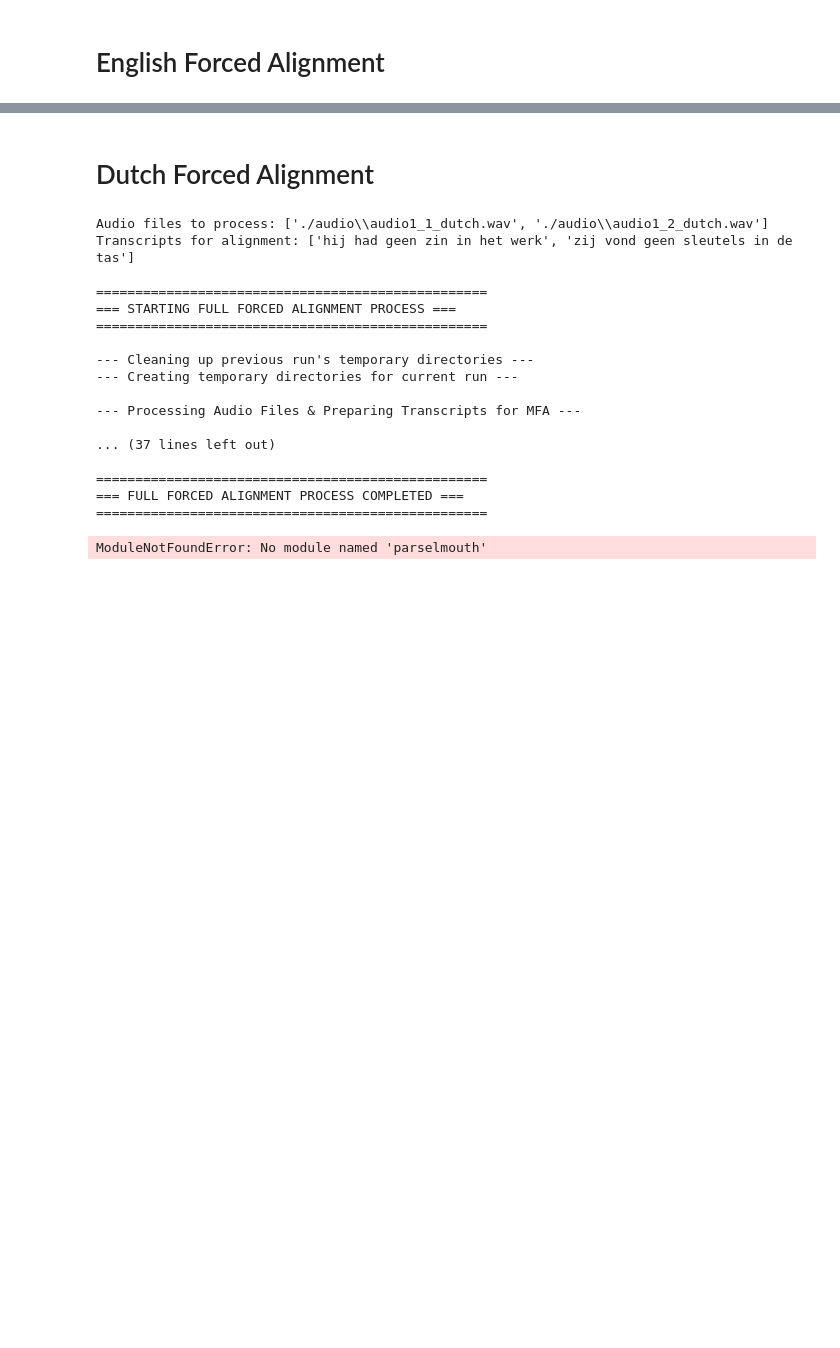
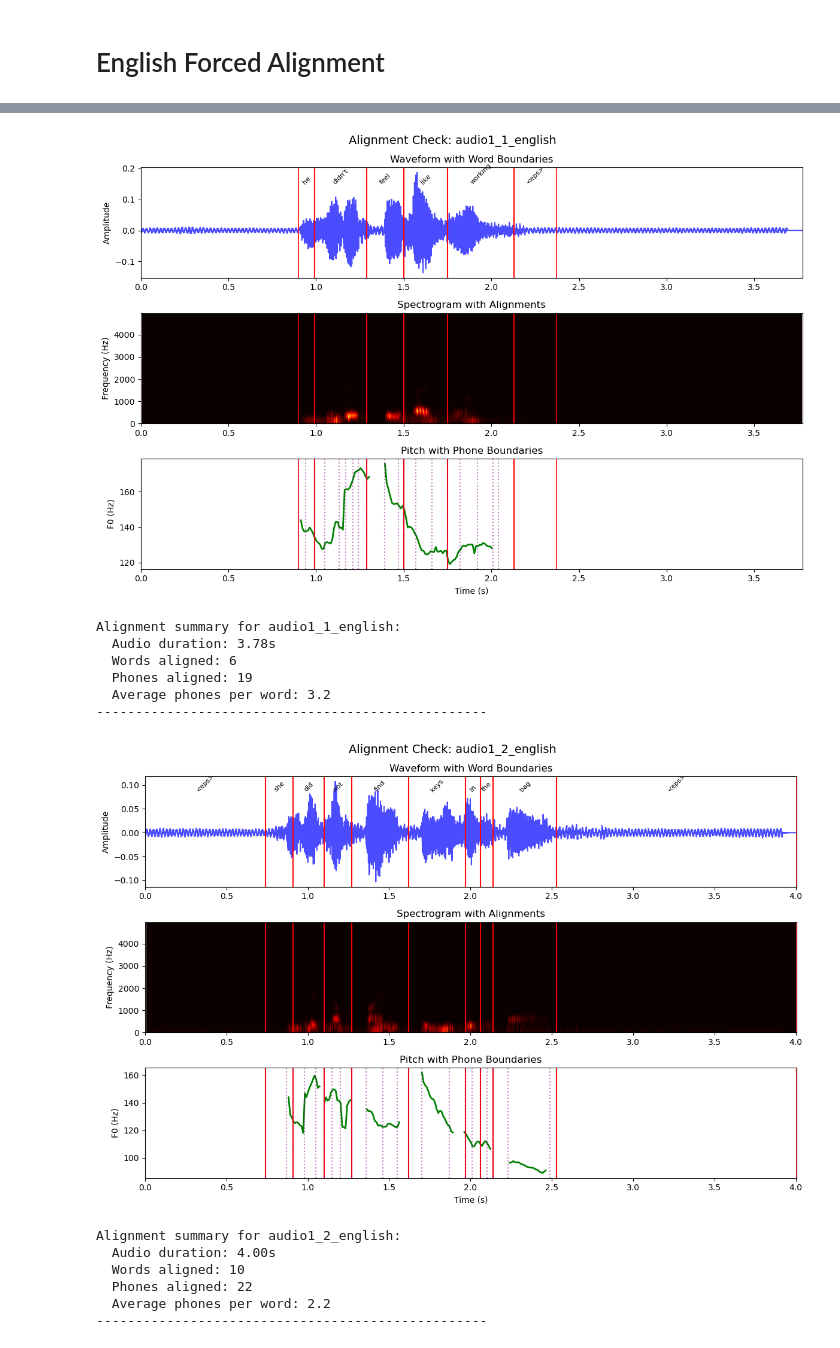
Before and after one commit to WimPouw/forced_aligner_python, a Jupyter notebook: aligner.ipynb, the cells around one changed output, grey strips where cells are left out. Cells and saved outputs as stored; diff of their text form; code cells hidden in the pictures; blank space fills up the shorter version.

```diff
--- a/aligner.ipynb
+++ b/aligner.ipynb
@@ -605,48 +619,4 @@ Aligning 'audio1_2_english'...
-# %% [markdown]
-# Dutch Forced Alignment
-# %%
-# Set up your input directories here
-AUDIO_INPUT_DIR = "./audio" # Folder containing original audio files (e.g., 001.wav, 002.mp3)
-TRANSCIPT_INPUT_DIR = "./transcripts" # Folder containing transcript files (e.g., 001.csv, 002.txt)
-
-import glob
-import pandas as pd
-
-audio_files_list = glob.glob(AUDIO_INPUT_DIR + "/*dutch.wav")  # Adjust the glob pattern to match your audio files
-transcriptfile = glob.glob(TRANSCIPT_INPUT_DIR + "/*dutch.csv")  # Adjust the glob pattern to match your transcript files
-transcript = pd.read_csv(transcriptfile[0])  # Assuming the first CSV contains
-transcriptlist = transcript['transcript'].tolist()  # Adjust the column name as needed
-
-
-# print both transciptlist and audio_files_list to verify
-print("Audio files to process:", audio_files_list)
-print("Transcripts for alignment:", transcriptlist)
-
-final_word_alignments, final_phone_alignments = perform_full_forced_alignment(
-    audio_file_paths=audio_files_list,
-    transcripts=transcriptlist,
-    mfa_model_name="dutch_cv" # Change this if you're using a different MFA model
-)
-# %% [output]
-Audio files to process: ['./audio\\audio1_1_dutch.wav', './audio\\audio1_2_dutch.wav']
-Transcripts for alignment: ['hij had geen zin in het werk', 'zij vond geen sleutels in de tas']
-
-==================================================
-=== STARTING FULL FORCED ALIGNMENT PROCESS ===
-==================================================
-
---- Cleaning up previous run's temporary directories ---
---- Creating temporary directories for current run ---
-
---- Processing Audio Files & Preparing Transcripts for MFA ---
-
-... (37 lines left out)
-
-==================================================
-=== FULL FORCED ALIGNMENT PROCESS COMPLETED ===
-==================================================
 # %%
-# Check results: Plot with Parslemouth
 # Simple alignment visualization using Parslemouth and TextGrid
 import glob
 import matplotlib.pyplot as plt
@@ -683,7 +653,7 @@ for tg_file in textgrid_files:
 
     # Get audio data
     times = sound.xs()
-    values = sound.values.T.flatten()
+    values = sound.values[0] if sound.values.ndim > 1 else sound.values.flatten()
 
     # Plot waveform
     ax1.plot(times, values, 'b-', alpha=0.7)
@@ -703,7 +673,7 @@ for tg_file in textgrid_files:
     ax2.set_title('Spectrogram with Alignments')
 
     # Plot pitch
-    pitch = sound.to_pitch()
+    pitch = sound.to_pitch(pitch_floor=75.0, pitch_ceiling=300.0) # we have Wim's male voice here
     pitch_times = pitch.xs()
     pitch_values = pitch.selected_array['frequency']
     pitch_values[pitch_values == 0] = np.nan
@@ -731,31 +701,44 @@ for tg_file in textgrid_files:
                     ax1.text(mid_time, max(values) * 0.8, word,
                             rotation=45, fontsize=8, ha='center')
 
         elif tier.name == "phones":
             for interval in tier.intervals:
                 if interval.mark.strip() and interval.mark != "sil":
                     start = interval.minTime
                     # Add phone boundaries (lighter lines)
                     ax3.axvline(start, color='purple', linestyle=':', alpha=0.5)
 
     # Set same x-axis limits
     for ax in [ax1, ax2, ax3]:
         ax.set_xlim(0, sound.duration)
 
     plt.tight_layout()
     plt.show()
 
     # Print alignment summary
     word_count = sum(1 for tier in tg.tiers if tier.name == "words"
                      for interval in tier.intervals if interval.mark.strip())
     phone_count = sum(1 for tier in tg.tiers if tier.name == "phones"
                       for interval in tier.intervals if interval.mark.strip() and interval.mark != "sil")
 
     print(f"\nAlignment summary for {file_id}:")
     print(f"  Audio duration: {sound.duration:.2f}s")
     print(f"  Words aligned: {word_count}")
     print(f"  Phones aligned: {phone_count}")
     print(f"  Average phones per word: {phone_count/word_count:.1f}" if word_count > 0 else "")
     print("-" * 50)
 # %% [output]
+[figure, added]
-ModuleNotFoundError: No module named 'parselmouth'
+Alignment summary for audio1_1_english:
+  Audio duration: 3.78s
+  Words aligned: 6
+  Phones aligned: 19
+  Average phones per word: 3.2
+--------------------------------------------------
+[figure, added]
+Alignment summary for audio1_2_english:
+  Audio duration: 4.00s
+  Words aligned: 10
+  Phones aligned: 22
+  Average phones per word: 2.2
+--------------------------------------------------
```
Also changed, not shown: parts of 5 cells of this notebook, 25 other files.
